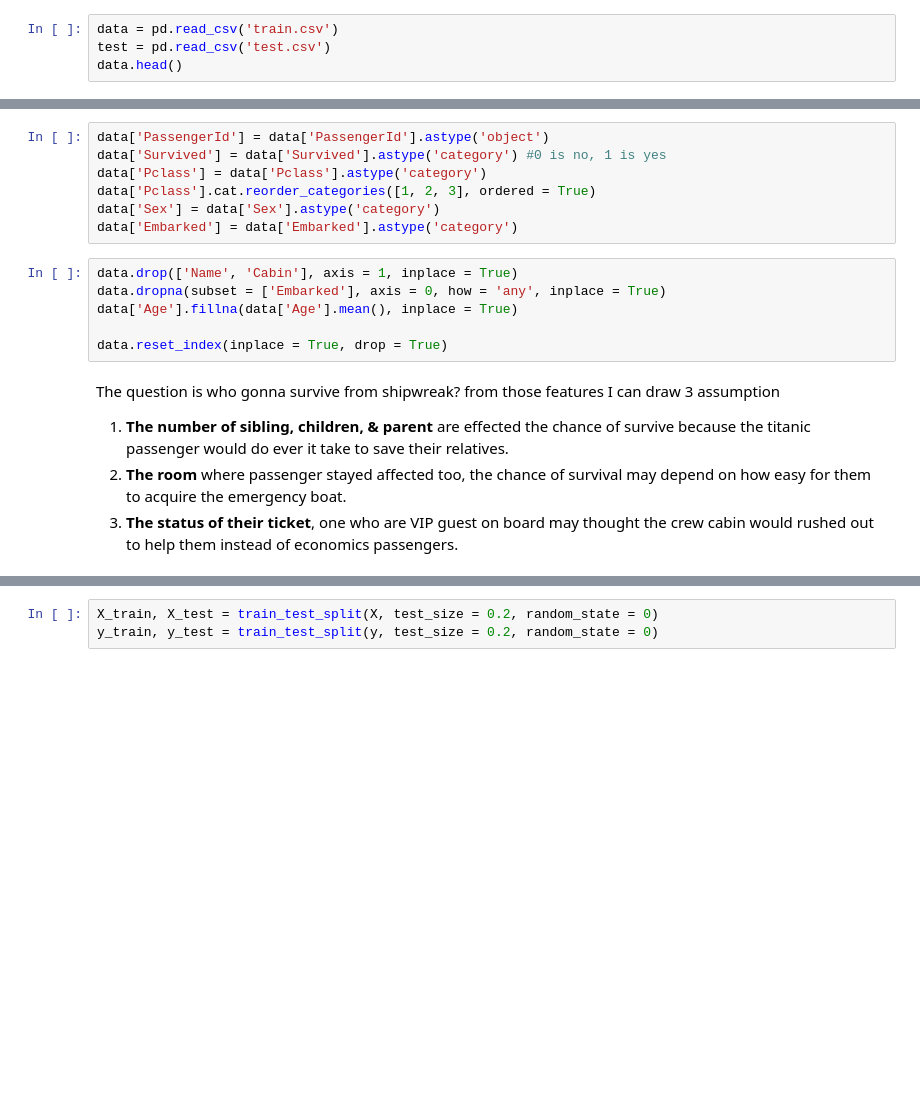
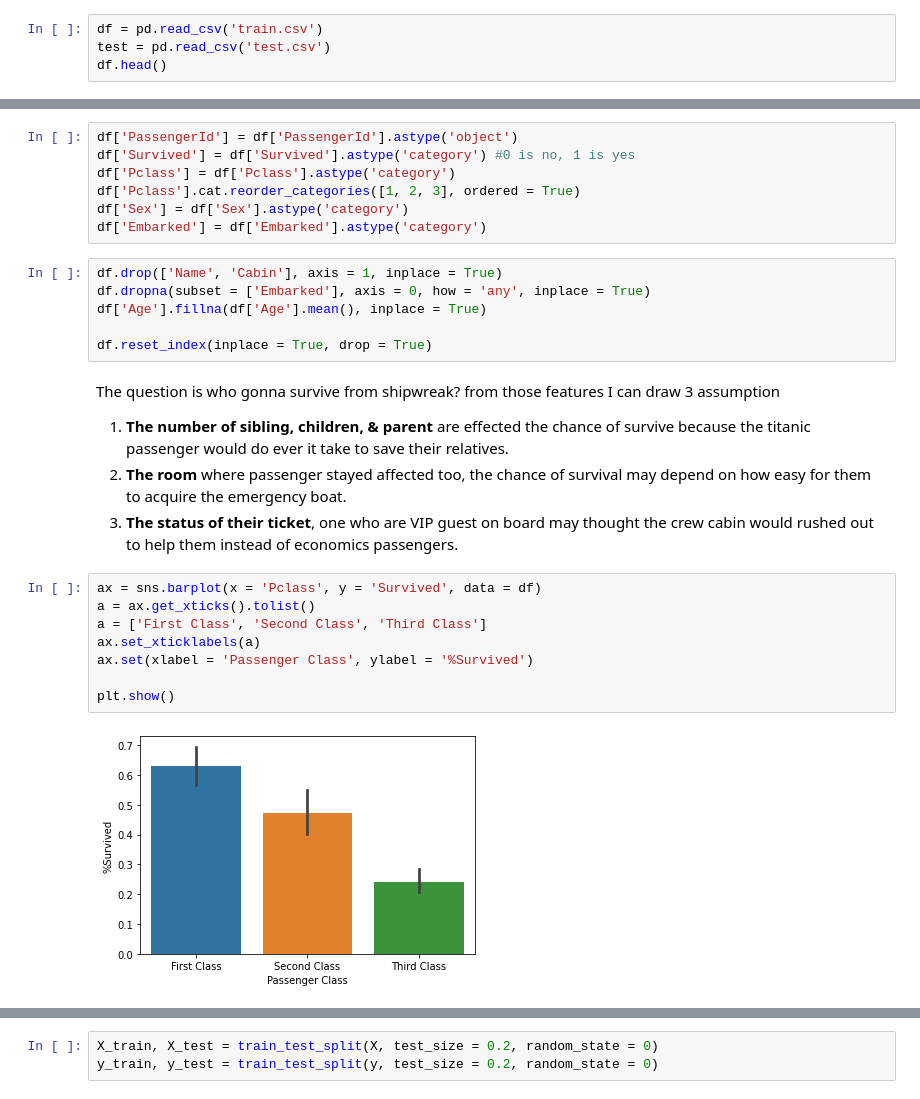
Before and after one commit to Sirabhop/Kaggle_Challenge, a Jupyter notebook: Challenge_1_Titanic.ipynb, the cells around one changed output, grey strips where cells are left out. Saved outputs shown, nothing was run; the diff lists cells and outputs as text; blank space fills up the shorter version.

```diff
--- a/Challenge_1_Titanic.ipynb
+++ b/Challenge_1_Titanic.ipynb
@@ -13,9 +16,9 @@ import os
 # %%
 os.chdir("/content/drive/My Drive/My Project/Kaggle/Challenge#1_Titanic")
 # %%
-data = pd.read_csv('train.csv')
+df = pd.read_csv('train.csv')
 test = pd.read_csv('test.csv')
-data.head()
+df.head()
 # %% [output]
 |  | PassengerId | Survived | Pclass | Name | Sex | Age | SibSp | Parch | Ticket | Fare | ... |
 | 0 | 1 | 0 | 3 | Braund, Mr. Owen Harris | male | 22.0 | 1 | 0 | A/5 21171 | 7.2500 | ... |
@@ -44,18 +47,18 @@ Data columns (total 10 columns):
 dtypes: category(4), float64(2), int64(2), object(2)
 memory usage: 45.7+ KB
 # %%
-data['PassengerId'] = data['PassengerId'].astype('object')
-data['Survived'] = data['Survived'].astype('category') #0 is no, 1 is yes
-data['Pclass'] = data['Pclass'].astype('category')
-data['Pclass'].cat.reorder_categories([1, 2, 3], ordered = True)
-data['Sex'] = data['Sex'].astype('category')
-data['Embarked'] = data['Embarked'].astype('category')
+df['PassengerId'] = df['PassengerId'].astype('object')
+df['Survived'] = df['Survived'].astype('category') #0 is no, 1 is yes
+df['Pclass'] = df['Pclass'].astype('category')
+df['Pclass'].cat.reorder_categories([1, 2, 3], ordered = True)
+df['Sex'] = df['Sex'].astype('category')
+df['Embarked'] = df['Embarked'].astype('category')
 # %%
-data.drop(['Name', 'Cabin'], axis = 1, inplace = True)
-data.dropna(subset = ['Embarked'], axis = 0, how = 'any', inplace = True)
-data['Age'].fillna(data['Age'].mean(), inplace = True)
+df.drop(['Name', 'Cabin'], axis = 1, inplace = True)
+df.dropna(subset = ['Embarked'], axis = 0, how = 'any', inplace = True)
+df['Age'].fillna(df['Age'].mean(), inplace = True)
 
-data.reset_index(inplace = True, drop = True)
+df.reset_index(inplace = True, drop = True)
 # %% [markdown]
 The question is who gonna survive from shipwreak? from those features I can draw 3 assumption
 
@@ -63,3 +66,13 @@ The question is who gonna survive from shipwreak? from those features I can draw
 1. **The number of sibling, children, & parent** are effected the chance of survive because the titanic passenger would do ever it take to save their relatives.
 2. **The room** where passenger stayed affected too, the chance of survival may depend on how easy for them to acquire the emergency boat.
 3. **The status of their ticket**, one who are VIP guest on board may thought the crew cabin would rushed out to help them instead of economics passengers.
+# %%
+ax = sns.barplot(x = 'Pclass', y = 'Survived', data = df)
+a = ax.get_xticks().tolist()
+a = ['First Class', 'Second Class', 'Third Class']
+ax.set_xticklabels(a)
+ax.set(xlabel = 'Passenger Class', ylabel = '%Survived')
+
+plt.show()
+# %% [output]
+[figure, added]
```
Also changed, not shown: parts of 8 cells of this notebook.
